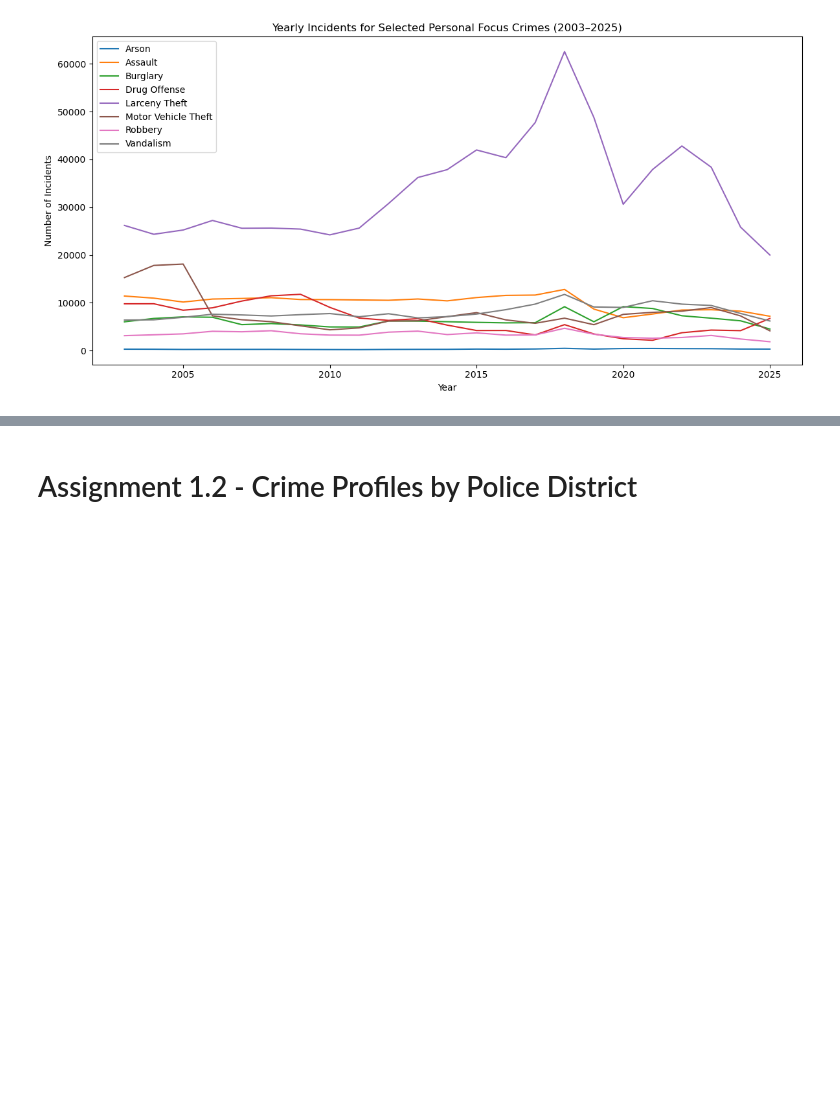
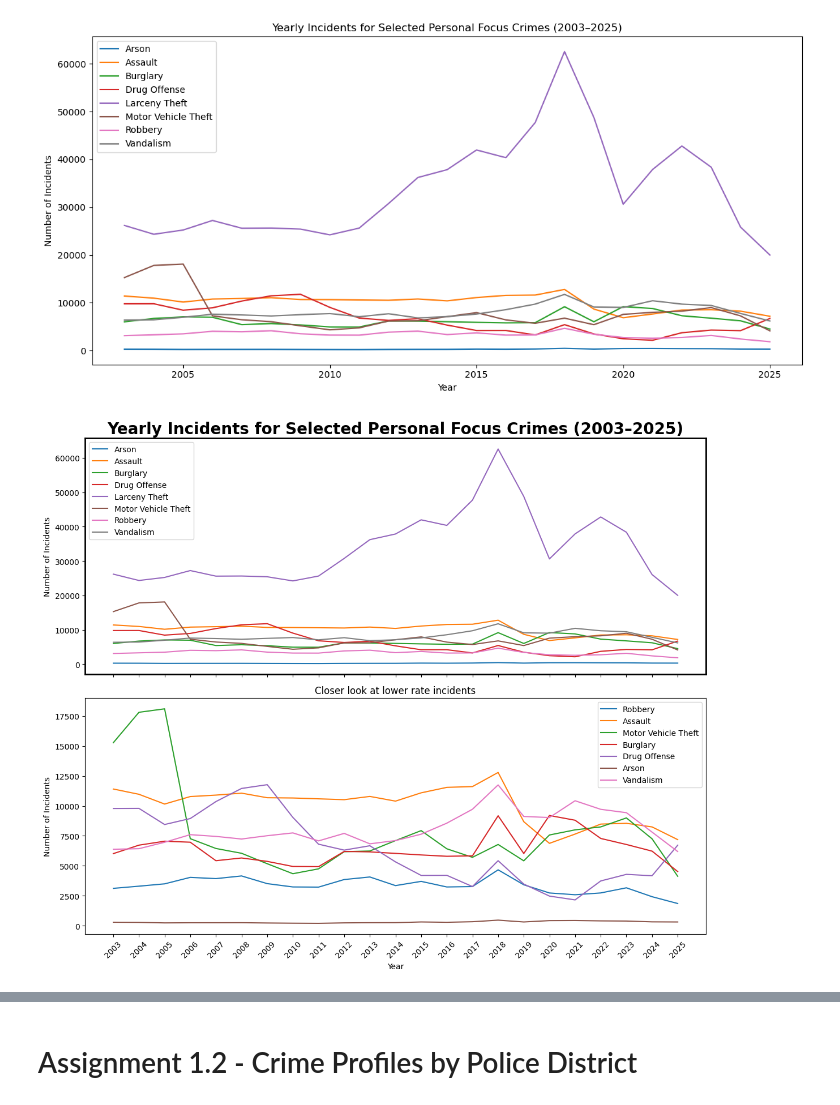
Before and after one commit to vichalder/social_data_viz_2026_group_75, a Jupyter notebook: Assignments/Assignment1G75_kat.ipynb, the cells around one changed output, grey strips where cells are left out. Cells and saved outputs as stored; diff of their text form; code cells hidden in the pictures; blank space fills up the shorter version.

```diff
--- a/Assignments/Assignment1G75_kat.ipynb
+++ b/Assignments/Assignment1G75_kat.ipynb
@@ -100,6 +100,51 @@ plt.tight_layout()
 plt.show()
 # %% [output]
 [figure]
+# %%
+#Julie - Kan jeg forslå et plot i denne stil i stedet? Det er lidt svært at se udviklingen i de mindre hyppige kriminalitetstyper i det første plot. Og tænker at det er udviklingen der er vigtig, frem for antallet af incidents
+
+# Create figure with 2 vertical subplots
+fig, axes = plt.subplots(2, 1, figsize=(12, 10), sharex=True)
+
+# -----------------------
+# Plot 1: All crimes
+# -----------------------
+for crime in pivot_table.columns:
+    axes[0].plot(pivot_table.index, pivot_table[crime], label=crime)
+
+axes[0].set_ylabel("Number of Incidents")
+axes[0].set_title(
+    "Yearly Incidents for Selected Personal Focus Crimes (2003–2025)",
+    fontsize=20,
+    fontweight='bold'
+)
+axes[0].legend()
+
+# Thicker outline (double thickness)
+for spine in axes[0].spines.values():
+    spine.set_linewidth(2)
+
+# -----------------------
+# Plot 2: Excluding Larceny Theft
+# -----------------------
+crimes_excl_larceny = [crime for crime in focus_crimes if crime != "Larceny Theft"]
+
+for crime in crimes_excl_larceny:
+    axes[1].plot(pivot_table.index, pivot_table[crime], label=crime)
+
+axes[1].set_xlabel("Year")
+axes[1].set_ylabel("Number of Incidents")
+axes[1].set_title("Closer look at lower rate incidents")
+axes[1].legend()
+
+for ax in axes:
+    ax.set_xticks(pivot_table.index)
+axes[1].tick_params(axis='x', rotation=45)
+
+plt.tight_layout()
+plt.show()
+# %% [output]
+[figure, added]
 # %% [markdown]
 
 ## Interpretation of Temporal Patterns
```
Also changed, not shown: parts of 5 cells of this notebook.
